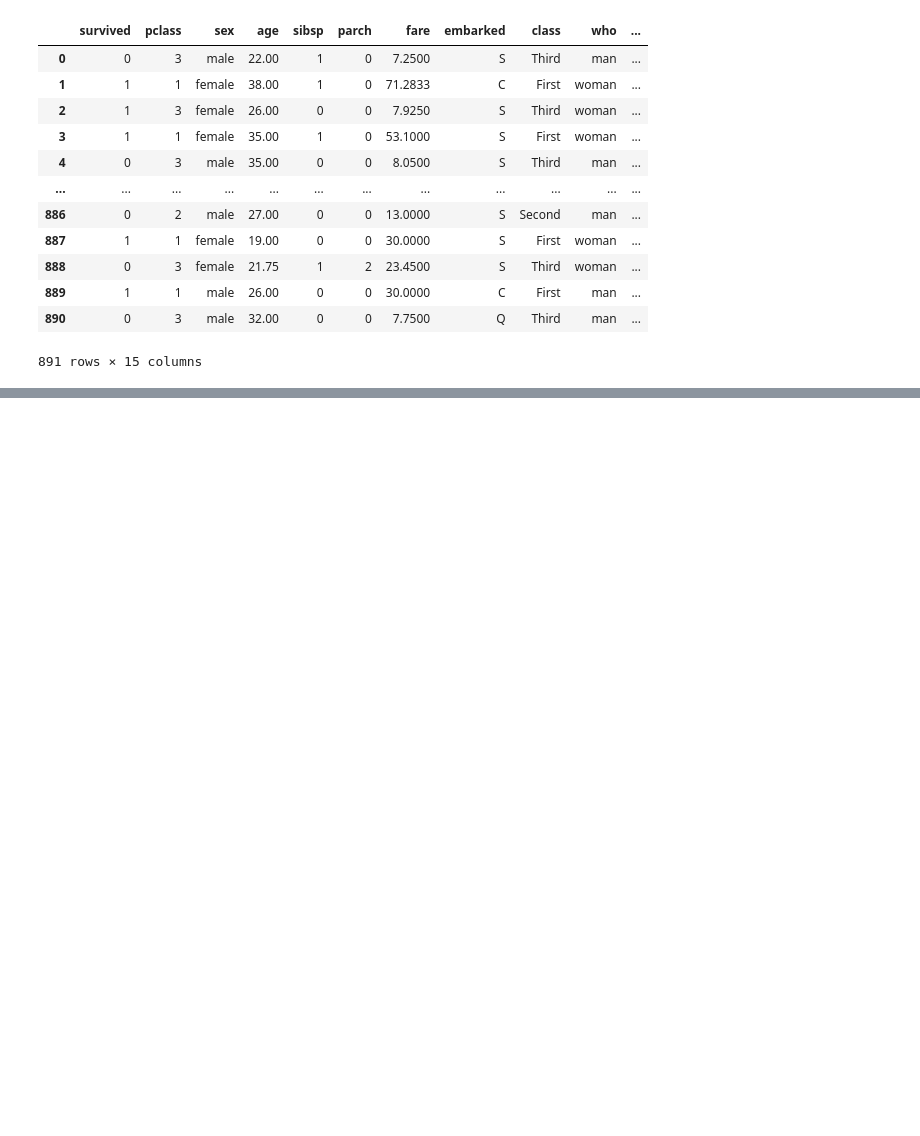
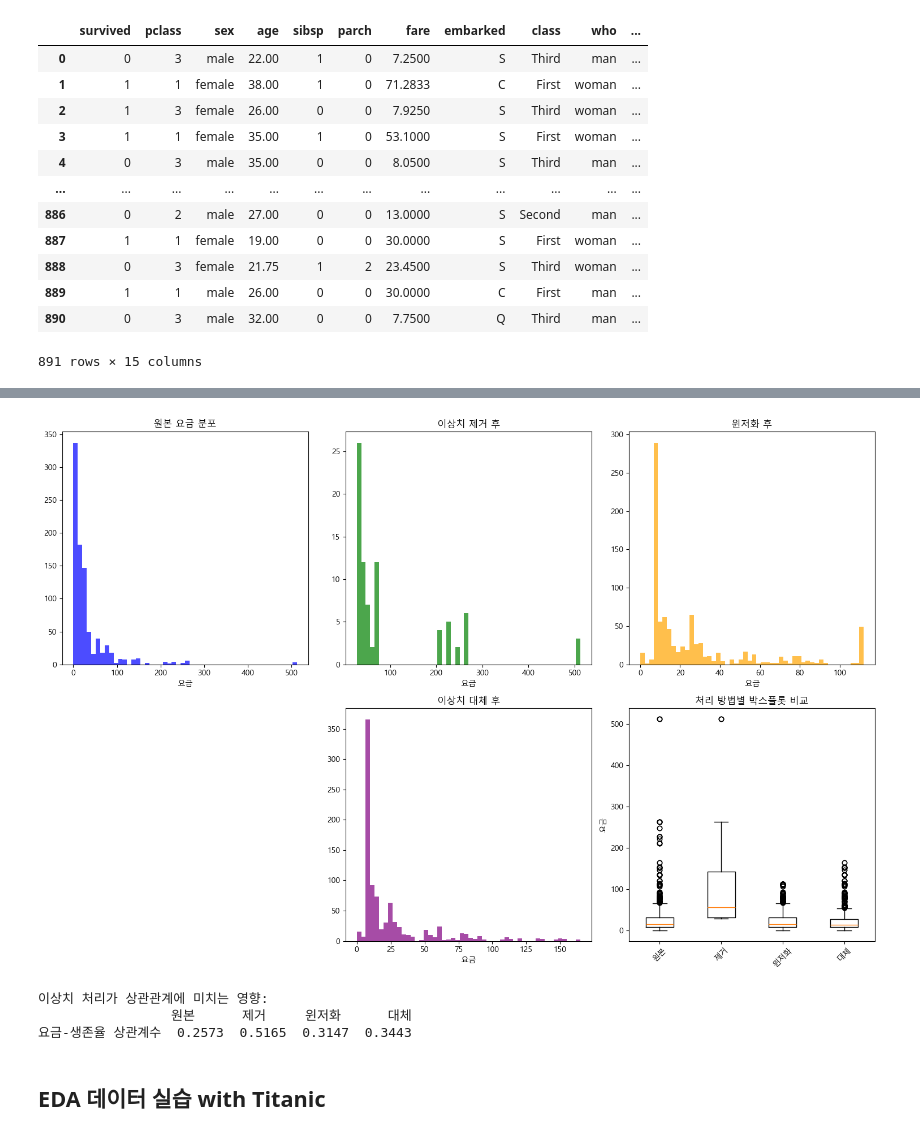
Before and after one commit to baesisi3648/TIL, a Jupyter notebook: 데이터분석/titanic.ipynb, the cells around one changed output, grey strips where cells are left out. Drawn from its saved outputs; the diff is of its cells as text; code cells hidden in the pictures; blank space fills up the shorter version.

```diff
--- a/데이터분석/titanic.ipynb
+++ b/데이터분석/titanic.ipynb
@@ -515,4 +555,58 @@ for pclass in titanic['pclass'].unique():
 # %%
 # 6. 시각화: 처리 방법별 분포 비교
+plt.figure(figsize=(15, 10))
+
+plt.subplot(2, 3, 1)
+plt.hist(titanic['fare'], bins=50, alpha=0.7, color='blue')
+plt.title('원본 요금 분포')
+plt.xlabel('요금')
+
+plt.subplot(2, 3, 2)
+plt.hist(titanic_removed['fare'], bins=50, alpha=0.7, color='green')
+plt.title('이상치 제거 후')
+plt.xlabel('요금')
+
+plt.subplot(2, 3, 3)
+plt.hist(titanic_winsorized['fare'], bins=50, alpha=0.7, color='orange')
+plt.title('윈저화 후')
+plt.xlabel('요금')
+
+plt.subplot(2, 3, 5)
+plt.hist(titanic_replaced['fare'], bins=50, alpha=0.7, color='purple')
+plt.title('이상치 대체 후')
+plt.xlabel('요금')
+
+plt.subplot(2, 3, 6)
+# 박스플롯으로 비교
+box_data = [
+    titanic['fare'].values,
+    titanic_removed['fare'].values,
+    titanic_winsorized['fare'].values,
+    titanic_replaced['fare'].values
+]
+plt.boxplot(box_data, labels=['원본', '제거', '윈저화', '대체'])
+plt.title('처리 방법별 박스플롯 비교')
+plt.ylabel('요금')
+plt.xticks(rotation=45)
+
+plt.tight_layout()
+plt.show()
+# %% [output]
+[figure, added]
 # %%
 # 7. 이상치 처리가 분석에 미치는 영향 확인
+correlation_comparison = pd.DataFrame({
+    '원본': [titanic['fare'].corr(titanic['survived'])],
+    '제거': [titanic_removed['fare'].corr(titanic_removed['survived'])],
+    '윈저화': [titanic_winsorized['fare'].corr(titanic_winsorized['survived'])],
+    '대체': [titanic_replaced['fare'].corr(titanic_replaced['survived'])]
+}, index=['요금-생존율 상관계수'])
+
+print("\n이상치 처리가 상관관계에 미치는 영향:")
+print(correlation_comparison.round(4))
+# %% [output]
+이상치 처리가 상관관계에 미치는 영향:
+                 원본      제거     윈저화      대체
+요금-생존율 상관계수  0.2573  0.5165  0.3147  0.3443
+# %% [markdown]
+## EDA 데이터 실습 with Titanic
```
Also changed, not shown: parts of 7 cells of this notebook, 2 other files.
